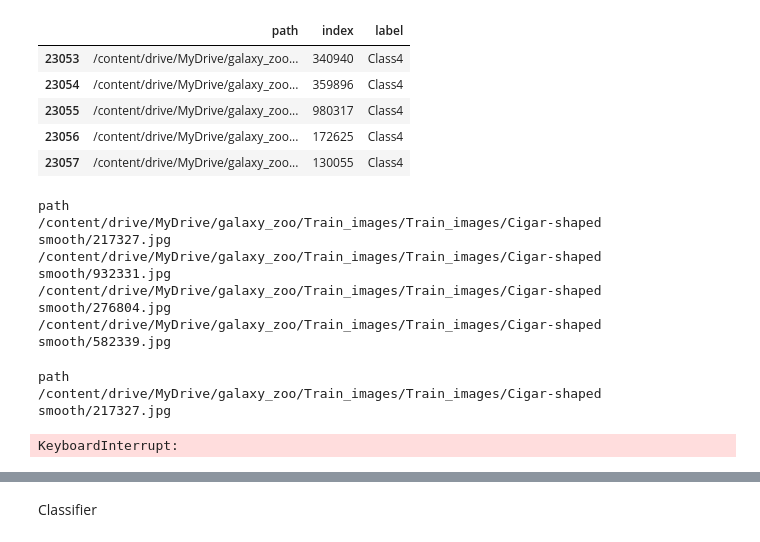
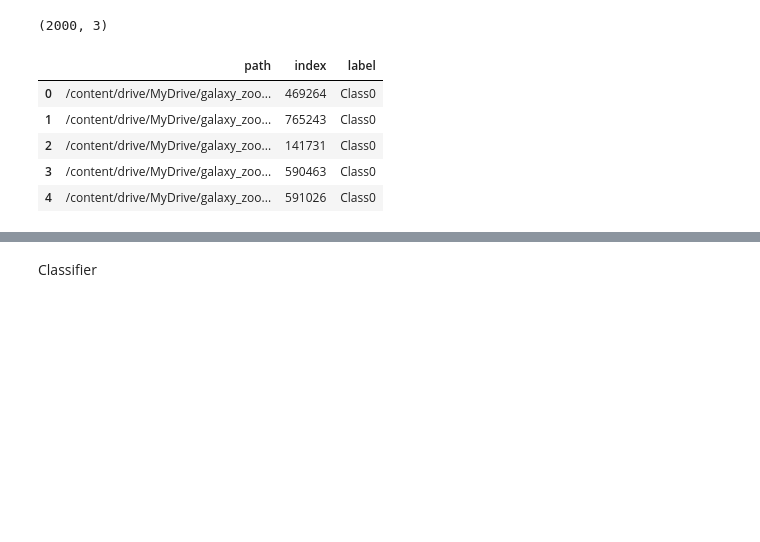
Before and after one commit to immanuelazn/w281_final_galaxy_zoo, a Jupyter notebook: classifier.ipynb, the cells around one changed output, grey strips where cells are left out. Saved outputs shown, nothing was run; the diff lists cells and outputs as text; code cells hidden in the pictures; blank space fills up the shorter version.

```diff
--- a/classifier.ipynb
+++ b/classifier.ipynb
@@ -20,26 +21,21 @@ import urllib
 # %%
 import pandas as pd
-csv_file_path = '/content/drive/MyDrive/galaxy_zoo/train_data.csv'
+csv_file_path = '/content/drive/MyDrive/galaxy_zoo/train_data_reduced.csv'
 column_names = ['path', 'index', 'label']
 df_train = pd.read_csv(csv_file_path, names=column_names)
+df_train = df_train.iloc[1:]
+df_train = df_train.reset_index(drop=True)
-# %%
-df_train.tail(5)
-# %% [output]
-|  | path | index | label |
-| 23053 | /content/drive/MyDrive/galaxy_zoo... | 340940 | Class4 |
-| 23054 | /content/drive/MyDrive/galaxy_zoo... | 359896 | Class4 |
-| 23055 | /content/drive/MyDrive/galaxy_zoo... | 980317 | Class4 |
-| 23056 | /content/drive/MyDrive/galaxy_zoo... | 172625 | Class4 |
-| 23057 | /content/drive/MyDrive/galaxy_zoo... | 130055 | Class4 |
-# %%
-for i in df_train['path'][:5]:
-  print(i)
-# %% [output]
-path
-/content/drive/MyDrive/galaxy_zoo/Train_images/Train_images/Cigar-shaped smooth/217327.jpg
-/content/drive/MyDrive/galaxy_zoo/Train_images/Train_images/Cigar-shaped smooth/932331.jpg
-/content/drive/MyDrive/galaxy_zoo/Train_images/Train_images/Cigar-shaped smooth/276804.jpg
-/content/drive/MyDrive/galaxy_zoo/Train_images/Train_images/Cigar-shaped smooth/582339.jpg
+# %%
+print(df_train.shape)
+df_train.head(5)
+# %% [output]
+(2000, 3)
+|  | path | index | label |
+| 0 | /content/drive/MyDrive/galaxy_zoo... | 469264 | Class0 |
+| 1 | /content/drive/MyDrive/galaxy_zoo... | 765243 | Class0 |
+| 2 | /content/drive/MyDrive/galaxy_zoo... | 141731 | Class0 |
+| 3 | /content/drive/MyDrive/galaxy_zoo... | 590463 | Class0 |
+| 4 | /content/drive/MyDrive/galaxy_zoo... | 591026 | Class0 |
 # %%
 # preprocess and pipeline
 
@@ -157,12 +152,0 @@ def preprocess_2(df):
-# %%
-for image_path in df_train['path'][:2]:
-  print(image_path)
-# %% [output]
-path
-/content/drive/MyDrive/galaxy_zoo/Train_images/Train_images/Cigar-shaped smooth/217327.jpg
-# %%
-df_preprocessed_1 = preprocess_1(df_train)
-df_preprocessed_2 = preprocess_2(df_train)
-df_train_preprocessed = pd.concat([df_train, df_preprocessed_1, df_preprocessed_2], ignore_index=True)
-# %% [output]
-KeyboardInterrupt:
```
Also changed, not shown: parts of 19 cells of this notebook.
